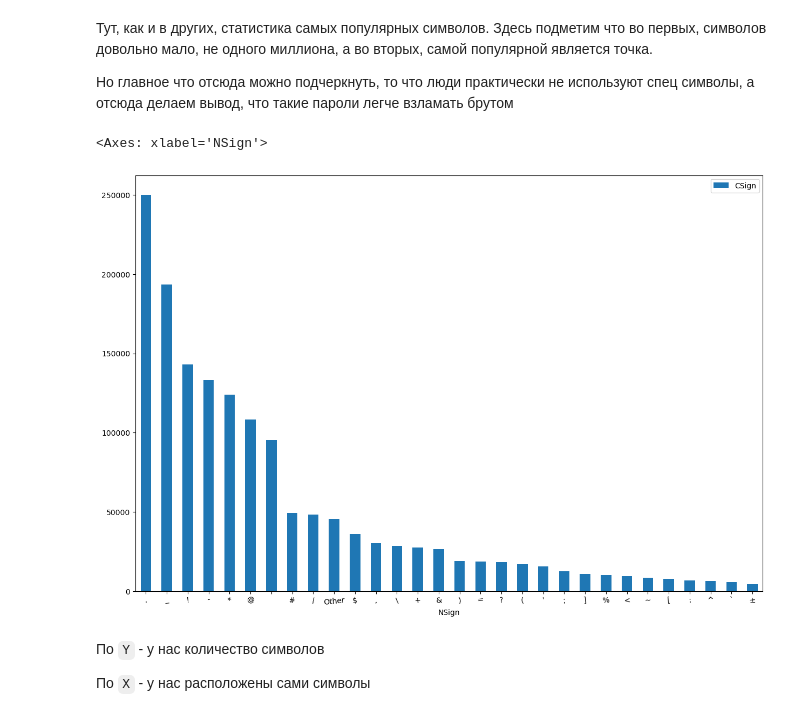
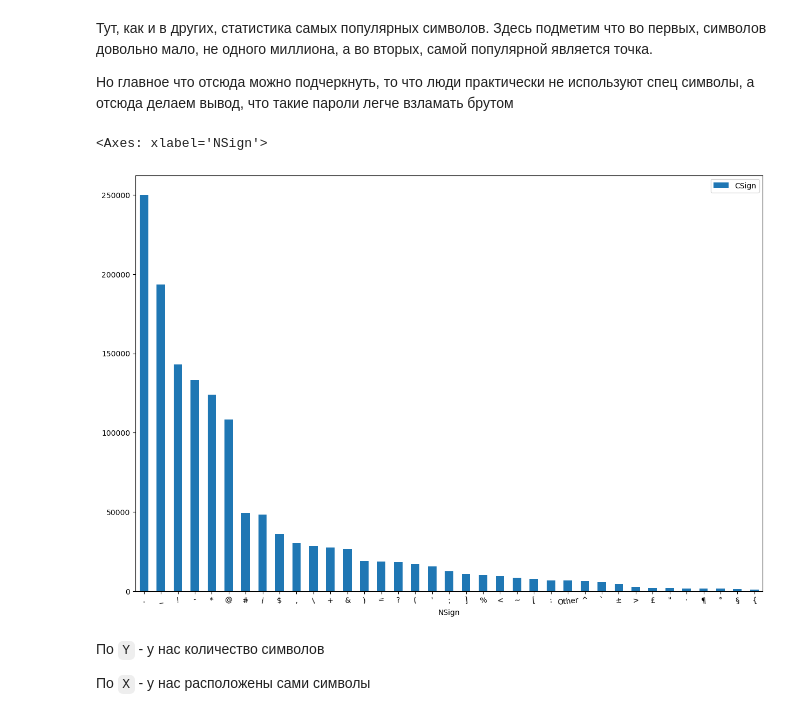
Before and after one commit to Nukutyn/PyProj, a Jupyter notebook: HW/DSISHW.ipynb, the cells around one changed output. Drawn from its saved outputs; the diff is of its cells as text; code cells hidden in the pictures.

```diff
--- a/HW/DSISHW.ipynb
+++ b/HW/DSISHW.ipynb
@@ -342,22 +342,22 @@ bar_alf.plot(kind="bar", y="Col", x="Name", rot=6, fontsize=10, figsize=(15,10))
 # %%
 colich_sign = pd.DataFrame({'NSign':signs_n_buf, 'CSign':signs_v_buf})
 
 colich_sign['CSign']=pd.to_numeric(colich_sign['CSign'], errors='coerce')
 
-other_sign = colich_sign[colich_sign.CSign<3000]
-main_sign = colich_sign[colich_sign.CSign>=3000]
+other_sign = colich_sign[colich_sign.CSign<1000]
+main_sign = colich_sign[colich_sign.CSign>=1000]
 
 other_signSum = other_sign.CSign.sum()
 other_sign=pd.Series(other_signSum, index=["CSign"])
 
 bar_sign = main_sign.append(pd.Series(other_signSum, index=["CSign"], name="24"))
 bar_sign.NSign = bar_sign.NSign.fillna('Other')
 bar_sign = bar_sign.sort_values('CSign', ascending=False)
 
 bar_sign.plot(kind="bar", y="CSign", x="NSign", rot=6, fontsize=10, figsize=(15,10))
 # %% [output]
 <Axes: xlabel='NSign'>
-[figure, old version]
+[figure, new version]
 # %% [markdown]
 По `Y` - у нас количество символов
 
```
